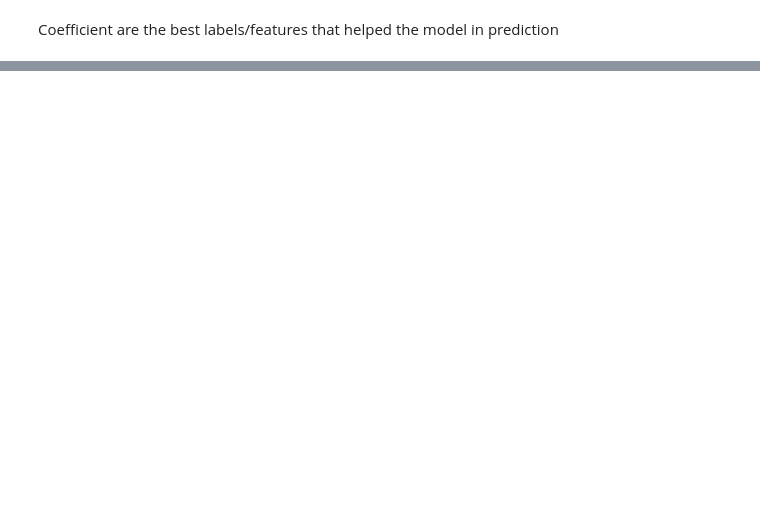
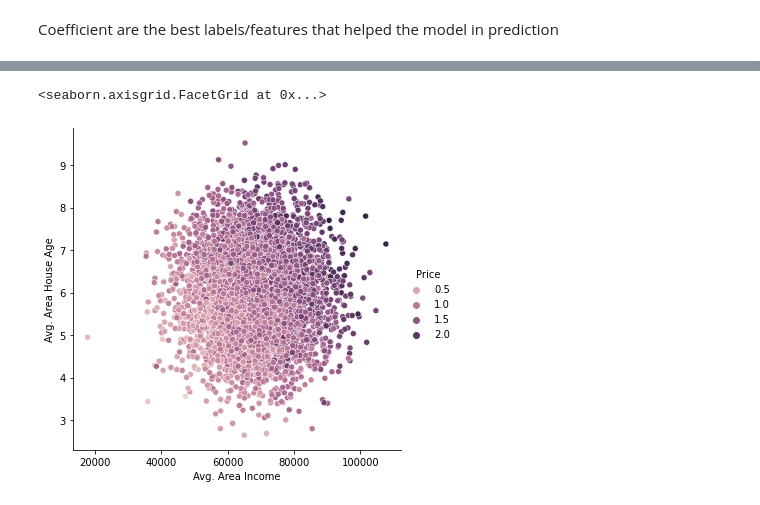
Before and after one commit to mhmzdev/AI-ML_Course_py_files, a Jupyter notebook: 9. Linear Regression Part 1 - ML Algos.ipynb, the cells around one changed output, grey strips where cells are left out. Cells and saved outputs as stored; diff of their text form; code cells hidden in the pictures; blank space fills up the shorter version.

```diff
--- a/9. Linear Regression Part 1 - ML Algos.ipynb
+++ b/9. Linear Regression Part 1 - ML Algos.ipynb
@@ -40,0 +153,6 @@ Coefficient are the best labels/features that helped the model in prediction
+# %%
+# it tells the relation between x & y and their effect on 'hue'.
+sns.relplot(x = 'Avg. Area Income', y = 'Avg. Area House Age', hue = "Price", data=df)
+# %% [output]
+<seaborn.axisgrid.FacetGrid at 0x...>
+[figure, added]
```
Also changed, not shown: parts of 72 cells of this notebook, 3 other files.
